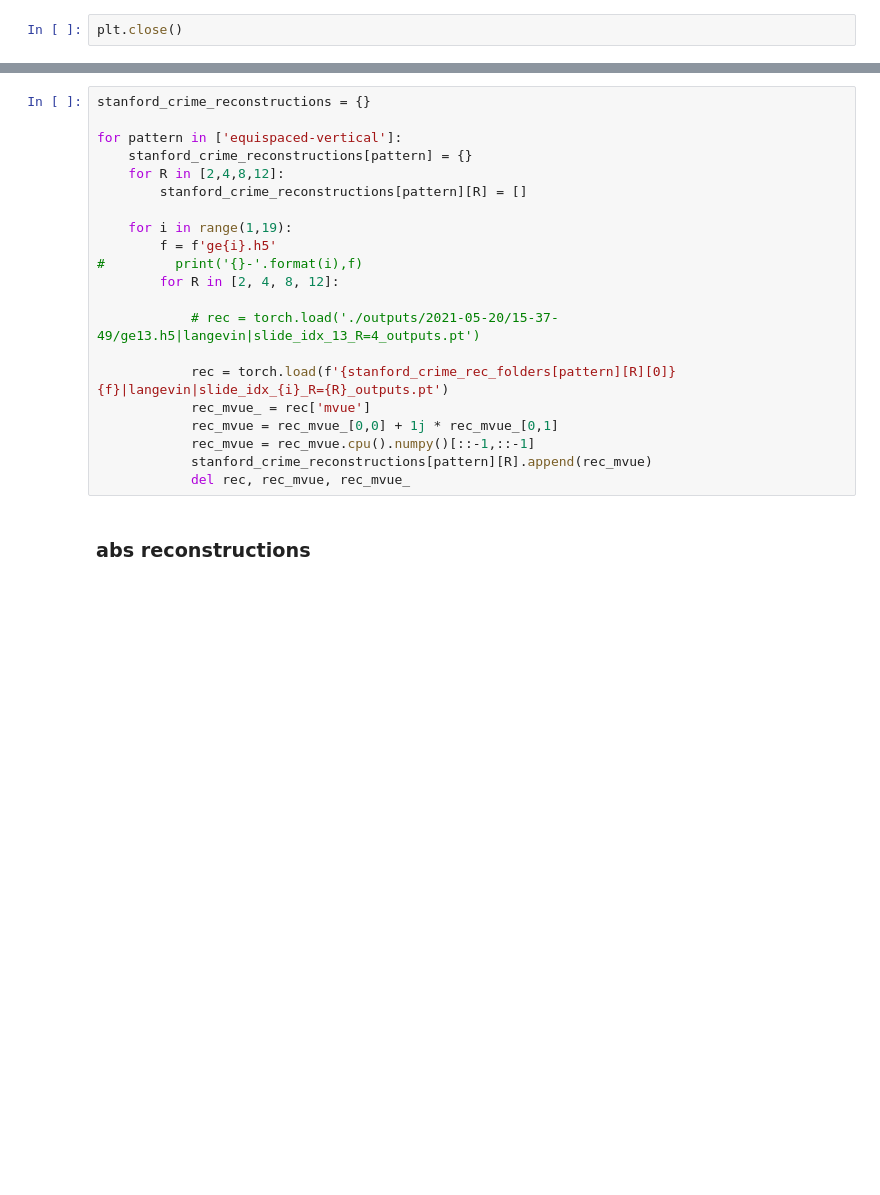
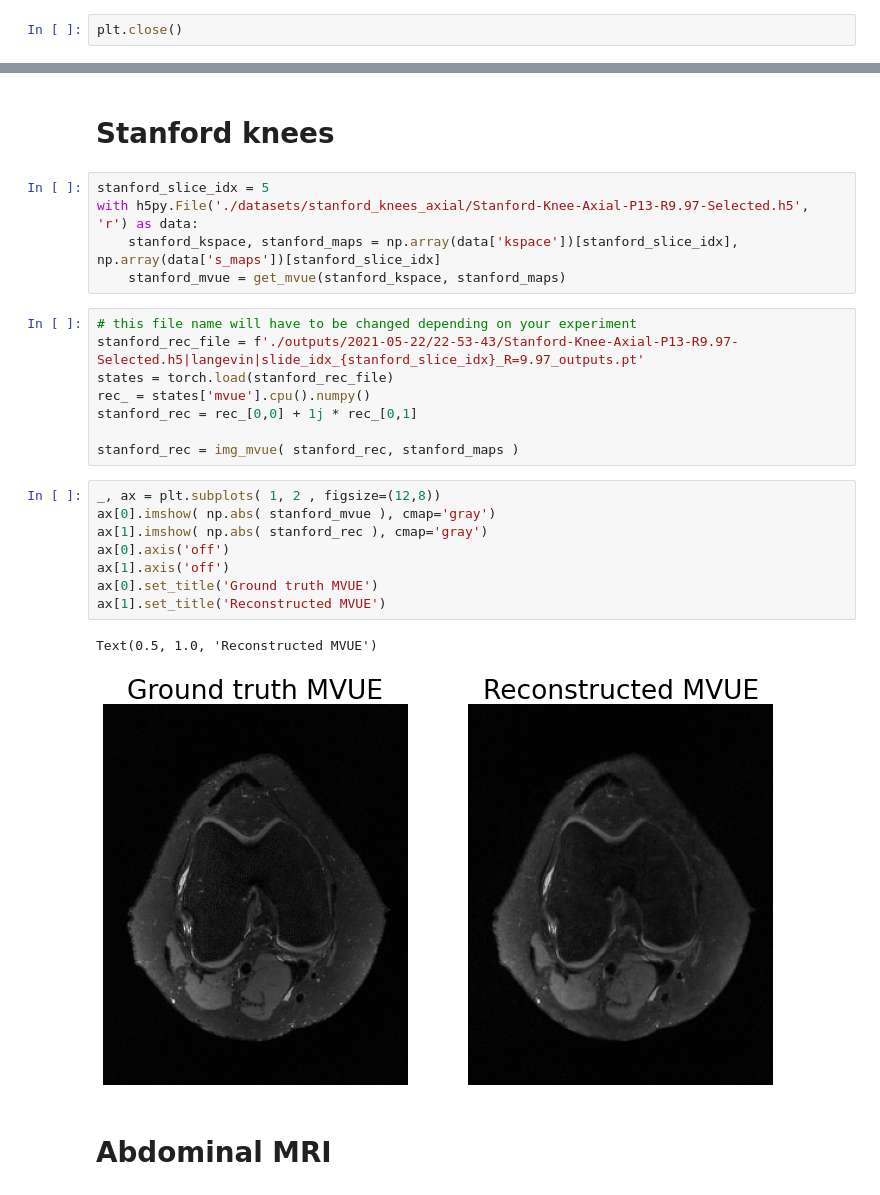
Before and after one commit to utcsilab/csgm-mri-langevin, a Jupyter notebook: plot-demo.ipynb, the cells around one changed output, grey strips where cells are left out. Drawn from its saved outputs; the diff is of its cells as text; blank space fills up the shorter version.

Commit message:
added stanford knees and abdomen

```diff
--- a/plot-demo.ipynb
+++ b/plot-demo.ipynb
@@ -278,23 +177,28 @@ for R in [5.62, 7.63, 9.97, 12.66, 15.53]:
-# %%
-stanford_crime_reconstructions = {}
-
-for pattern in ['equispaced-vertical']:
-    stanford_crime_reconstructions[pattern] = {}
-    for R in [2,4,8,12]:
-        stanford_crime_reconstructions[pattern][R] = []
-
-    for i in range(1,19):
-        f = f'ge{i}.h5'
-#         print('{}-'.format(i),f)
-        for R in [2, 4, 8, 12]:
-
-            # rec = torch.load('./outputs/2021-05-20/15-37-49/ge13.h5|langevin|slide_idx_13_R=4_outputs.pt')
-
-            rec = torch.load(f'{stanford_crime_rec_folders[pattern][R][0]}{f}|langevin|slide_idx_{i}_R={R}_outputs.pt')
-            rec_mvue_ = rec['mvue']
-            rec_mvue = rec_mvue_[0,0] + 1j * rec_mvue_[0,1]
-            rec_mvue = rec_mvue.cpu().numpy()[::-1,::-1]
-            stanford_crime_reconstructions[pattern][R].append(rec_mvue)
-            del rec, rec_mvue, rec_mvue_
-# %% [markdown]
-### abs reconstructions
+# %% [markdown]
+# Stanford knees
+# %%
+stanford_slice_idx = 5
+with h5py.File('./datasets/stanford_knees_axial/Stanford-Knee-Axial-P13-R9.97-Selected.h5', 'r') as data:
+    stanford_kspace, stanford_maps = np.array(data['kspace'])[stanford_slice_idx], np.array(data['s_maps'])[stanford_slice_idx]
+    stanford_mvue = get_mvue(stanford_kspace, stanford_maps)
+# %%
+# this file name will have to be changed depending on your experiment
+stanford_rec_file = f'./outputs/2021-05-22/22-53-43/Stanford-Knee-Axial-P13-R9.97-Selected.h5|langevin|slide_idx_{stanford_slice_idx}_R=9.97_outputs.pt'
+states = torch.load(stanford_rec_file)
+rec_ = states['mvue'].cpu().numpy()
+stanford_rec = rec_[0,0] + 1j * rec_[0,1]
+
+stanford_rec = img_mvue( stanford_rec, stanford_maps )
+# %%
+_, ax = plt.subplots( 1, 2 , figsize=(12,8))
+ax[0].imshow( np.abs( stanford_mvue ), cmap='gray')
+ax[1].imshow( np.abs( stanford_rec ), cmap='gray')
+ax[0].axis('off')
+ax[1].axis('off')
+ax[0].set_title('Ground truth MVUE')
+ax[1].set_title('Reconstructed MVUE')
+# %% [output]
+Text(0.5, 1.0, 'Reconstructed MVUE')
+[figure, added]
+# %% [markdown]
+# Abdominal MRI
```
Also changed, not shown: parts of 13 cells of this notebook.
